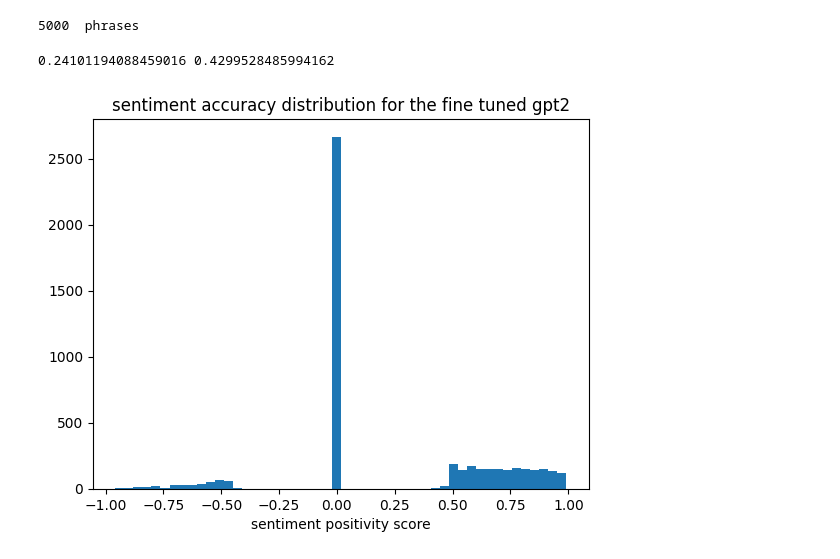
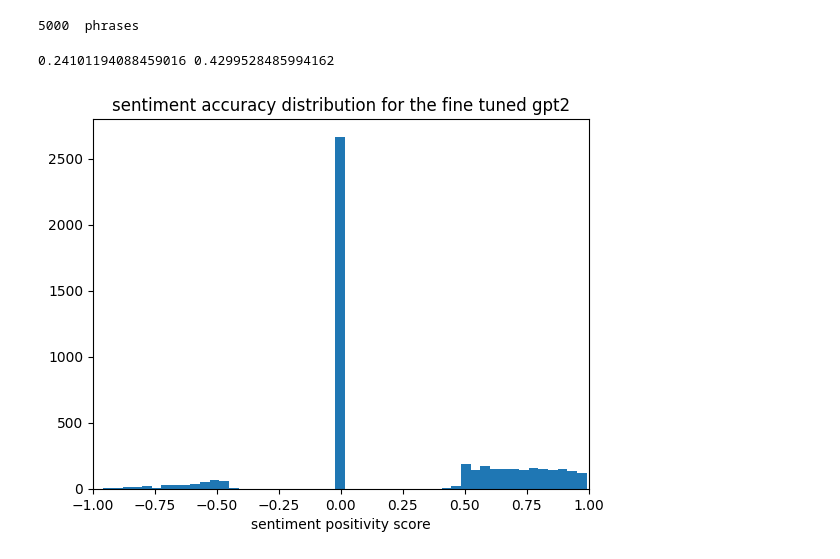
Before and after one commit to zczlsde/SentiBot, a Jupyter notebook: Baseline/run.ipynb, the cells around one changed output. Drawn from its saved outputs; the diff is of its cells as text; code cells hidden in the pictures.

```diff
--- a/Baseline/run.ipynb
+++ b/Baseline/run.ipynb
@@ -151,14 +151,15 @@ np.savetxt('./pre_computed/rl_sentiment_scores.txt', rl_sentiment_accuracy, deli
 # %%
 sentiment_accuracy = np.loadtxt('./pre_computed/baseline_sentiment_scores.txt', delimiter=',')
 print(np.mean(sentiment_accuracy), np.std(sentiment_accuracy))
 plt.figure()
 plt.hist(sentiment_accuracy, bins=50)
 plt.title("sentiment accuracy distribution for the fine tuned gpt2")
+plt.xlim(-1, 1)
 plt.xlabel("sentiment positivity score")
 plt.show()
 # %% [output]
 0.24101194088459016 0.4299528485994162
-[figure, old version]
+[figure, new version]
 # %%
 rl_sentiment_accuracy = np.loadtxt('./pre_computed/rl_sentiment_scores.txt', delimiter=',')
 print(np.mean(rl_sentiment_accuracy), np.std(rl_sentiment_accuracy))
```
Also changed, not shown: parts of 1 cell of this notebook, 4 other files.
